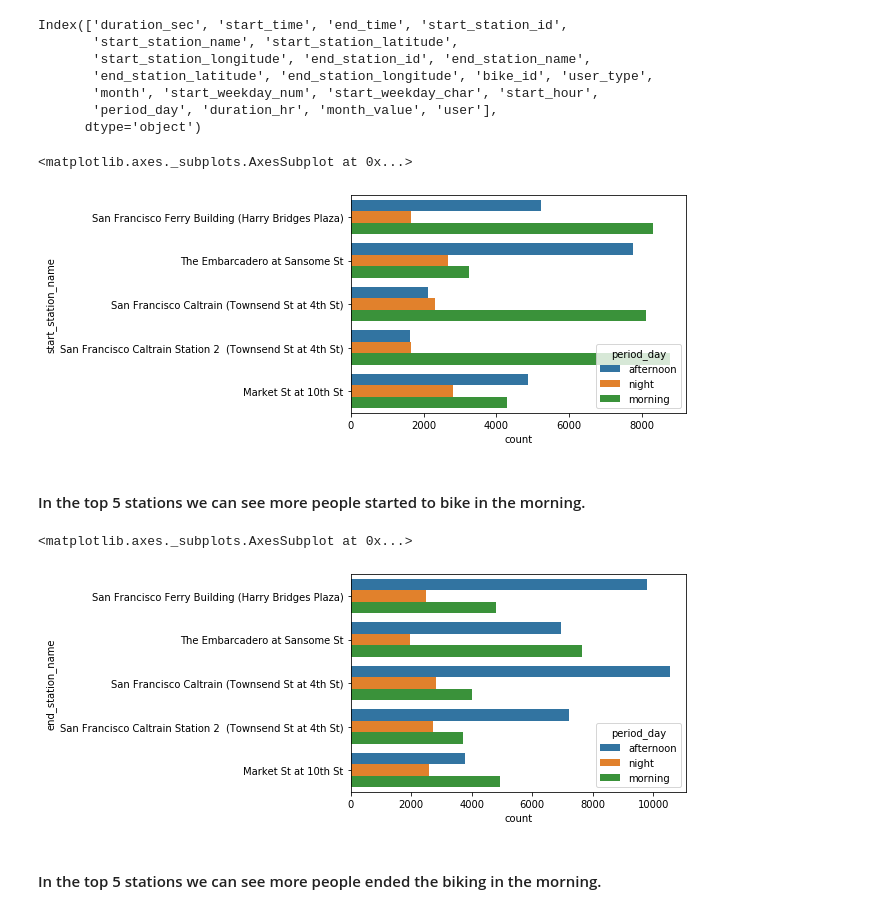
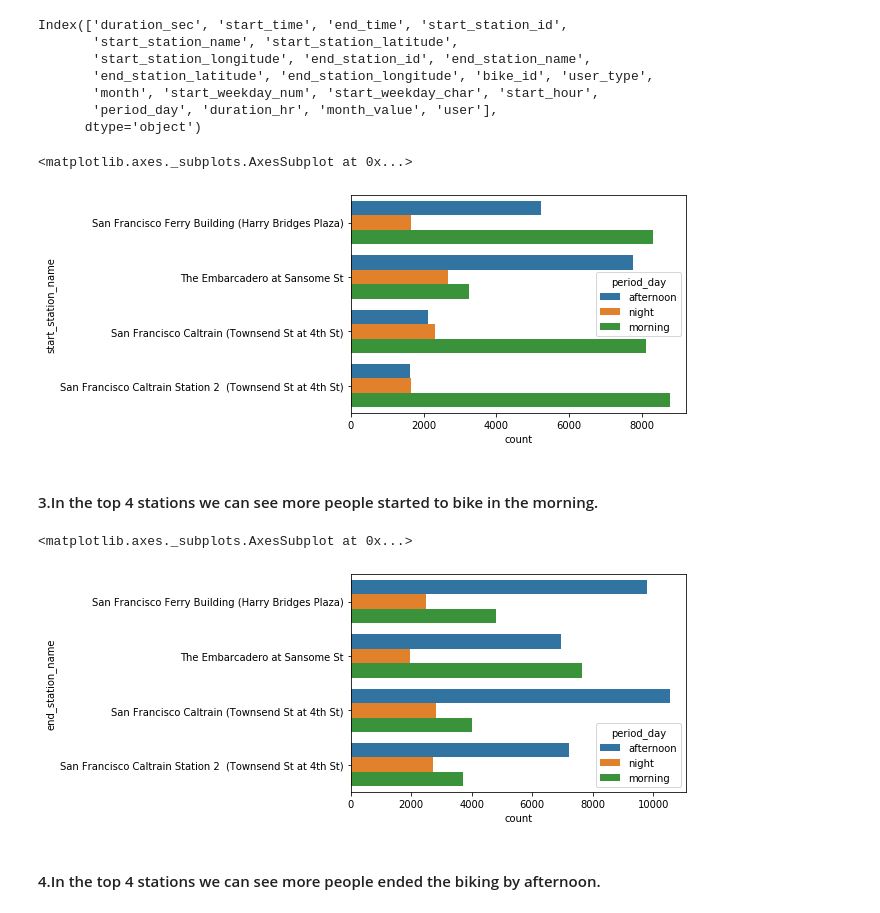
Before and after one commit to Siddharth1698/Ford-GoBike-Data-Visualization, a Jupyter notebook: exploration.ipynb, the cells around one changed output. Drawn from its saved outputs; the diff is of its cells as text; code cells hidden in the pictures.

Commit message:
bivariate visualization

```diff
--- a/exploration.ipynb
+++ b/exploration.ipynb
@@ -373,16 +375,16 @@ Index(['duration_sec', 'start_time', 'end_time', 'start_station_id',
        'period_day', 'duration_hr', 'month_value', 'user'],
       dtype='object')
 # %%
-sb.countplot(data = df, y = 'start_station_name', hue = 'period_day', order=df.start_station_name.value_counts().iloc[:5].index)
+sb.countplot(data = df, y = 'start_station_name', hue = 'period_day', order=df.start_station_name.value_counts().iloc[:4].index)
 # %% [output]
 <matplotlib.axes._subplots.AxesSubplot at 0x...>
-[figure, old version]
+[figure, new version]
 # %% [markdown]
-#### In the top 5 stations we can see more people started to bike in the morning.
+#### 3.In the top 4 stations we can see more people started to bike in the morning.
 # %%
-sb.countplot(data = df, y = 'end_station_name', hue = 'period_day', order=df.start_station_name.value_counts().iloc[:5].index)
+sb.countplot(data = df, y = 'end_station_name', hue = 'period_day', order=df.start_station_name.value_counts().iloc[:4].index)
 # %% [output]
 <matplotlib.axes._subplots.AxesSubplot at 0x...>
-[figure, old version]
+[figure, new version]
 # %% [markdown]
-#### In the top 5 stations we can see more people ended the biking in the morning.
+#### 4.In the top 4 stations we can see more people ended the biking by afternoon.
```
Also changed, not shown: parts of 11 cells of this notebook.
